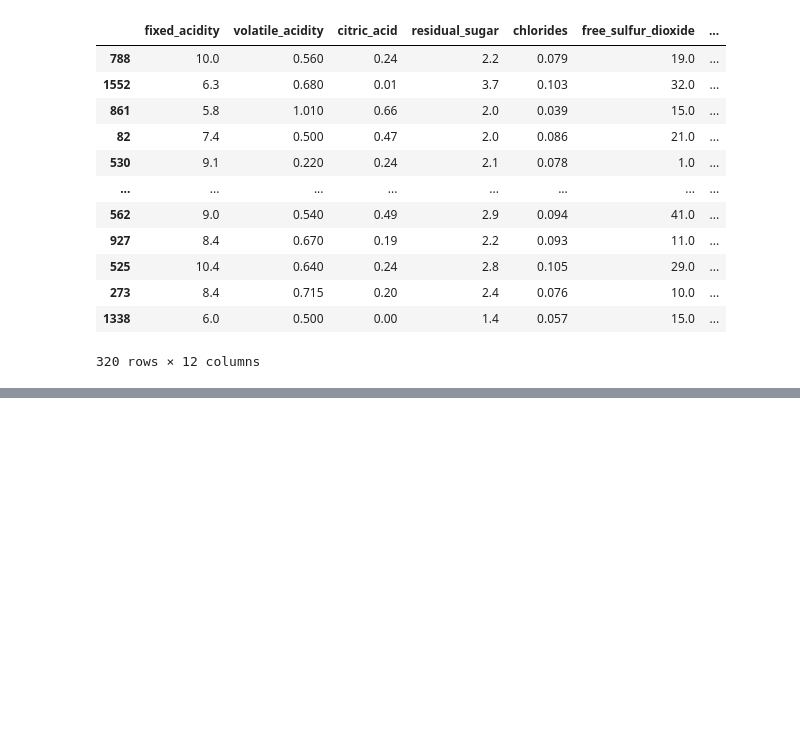
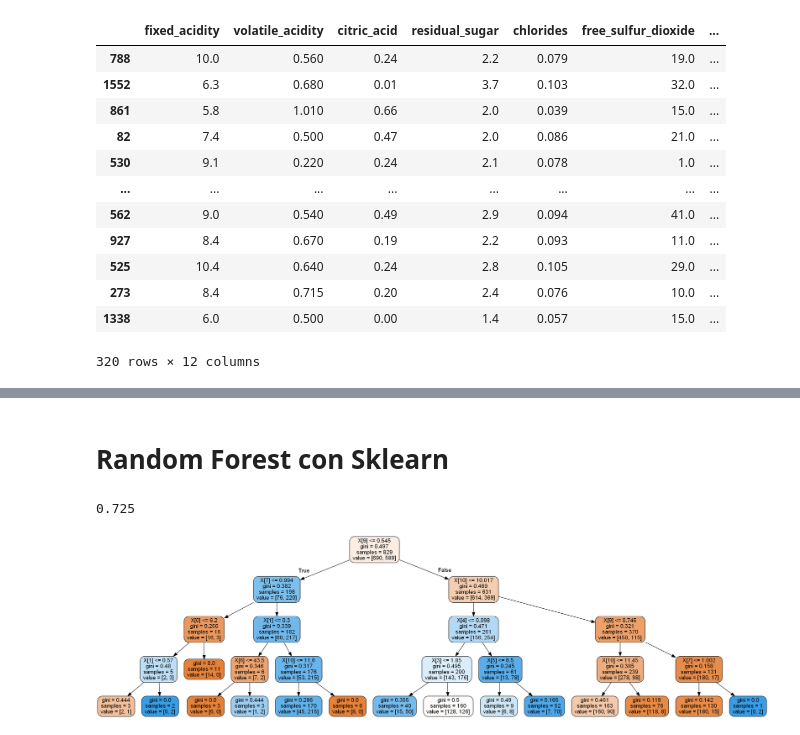
Before and after one commit to NohemyLemus/Inteligencia-artificial, a Jupyter notebook: Bosques/Codigo/Bosques_Aleatorios.ipynb, the cells around one changed output, grey strips where cells are left out. Cells and saved outputs as stored; diff of their text form; code cells hidden in the pictures; blank space fills up the shorter version.

```diff
--- a/Bosques/Codigo/Bosques_Aleatorios.ipynb
+++ b/Bosques/Codigo/Bosques_Aleatorios.ipynb
@@ -191,0 +187,2 @@ pprint(bosque[0])
+# %% [markdown]
+# Random Forest con Sklearn
@@ -191,0 +199,22 @@ pprint(bosque[0])
+# %%
+X = df_vino.drop('label', axis = 1).values
+y = df_vino.values[:,-1]
+# %%
+X_train, X_test, y_train, y_test = train_test_split(X, y, test_size=0.2)
+# %%
+clf = RandomForestClassifier(n_estimators=4, max_depth=4)
+clf.fit(X_train, y_train)
+
+y_predict = clf.predict(X_test)
+metrics.accuracy_score (y_test, y_predict)
+# %% [output]
+0.725
+# %%
+with open(r"wine-tree.dot",'w') as f:
+    f = tree.export_graphviz(clf.estimators_[1], out_file=f, impurity=True, rounded=True, filled=True)
+
+os.environ["PATH"] += os.pathsep + 'C:/Program Files (x86)/Graphviz2.38/bin/'
+check_call(['dot','-Tpng',r'wine-tree.dot','-o',r'wine-tree.png'])
+PImage("wine-tree.png")
+# %% [output]
+[figure, added]
```
Also changed, not shown: parts of 27 cells of this notebook, 2 other files.
